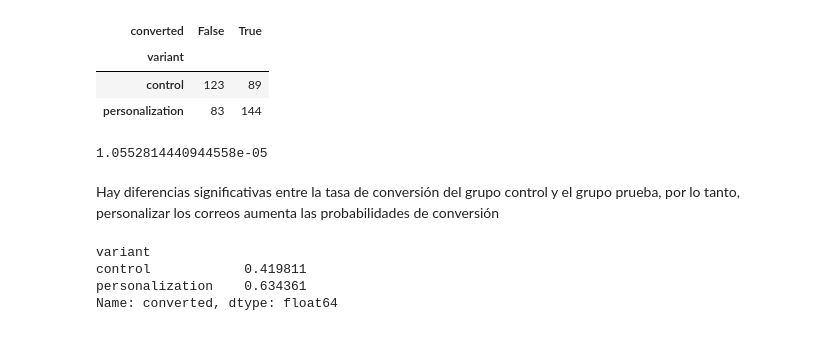
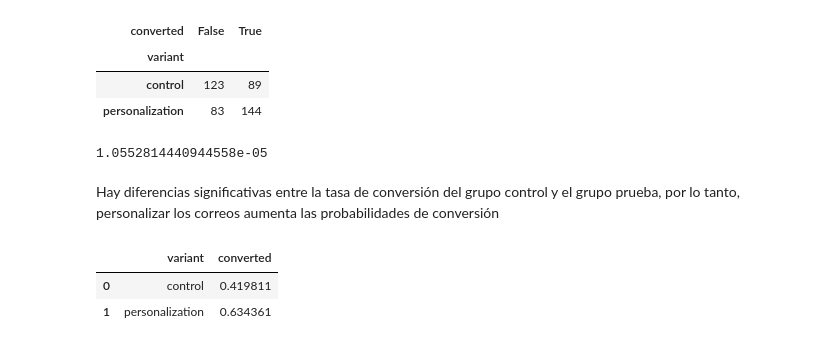
Before and after one commit to MiguelAMeloM/Miguel_DataAnalytics, a Jupyter notebook: ABtesting/AB_testing.ipynb, the cells around one changed output. Cells and saved outputs as stored; diff of their text form; code cells hidden in the pictures.

```diff
--- a/ABtesting/AB_testing.ipynb
+++ b/ABtesting/AB_testing.ipynb
@@ -330,9 +330,8 @@ chi2_contingency(crosstab).pvalue
 # %% [markdown]
 Hay diferencias significativas entre la tasa de conversión del grupo control y el grupo prueba, por lo tanto, personalizar los correos aumenta las probabilidades de conversión
 # %%
-df.groupby('variant')['converted'].mean()
+df.groupby('variant',as_index=False)['converted'].mean()
 # %% [output]
-variant
-control            0.419811
-personalization    0.634361
-Name: converted, dtype: float64
+|  | variant | converted |
+| 0 | control | 0.419811 |
+| 1 | personalization | 0.634361 |
```
